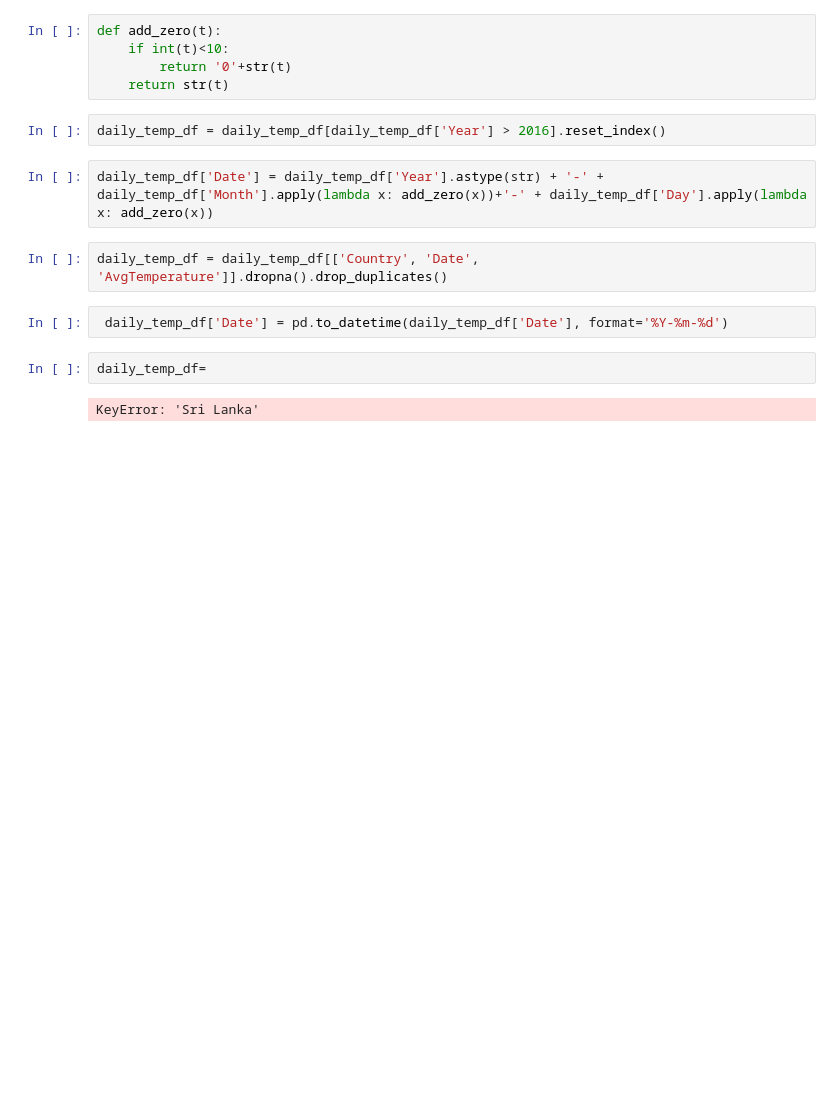
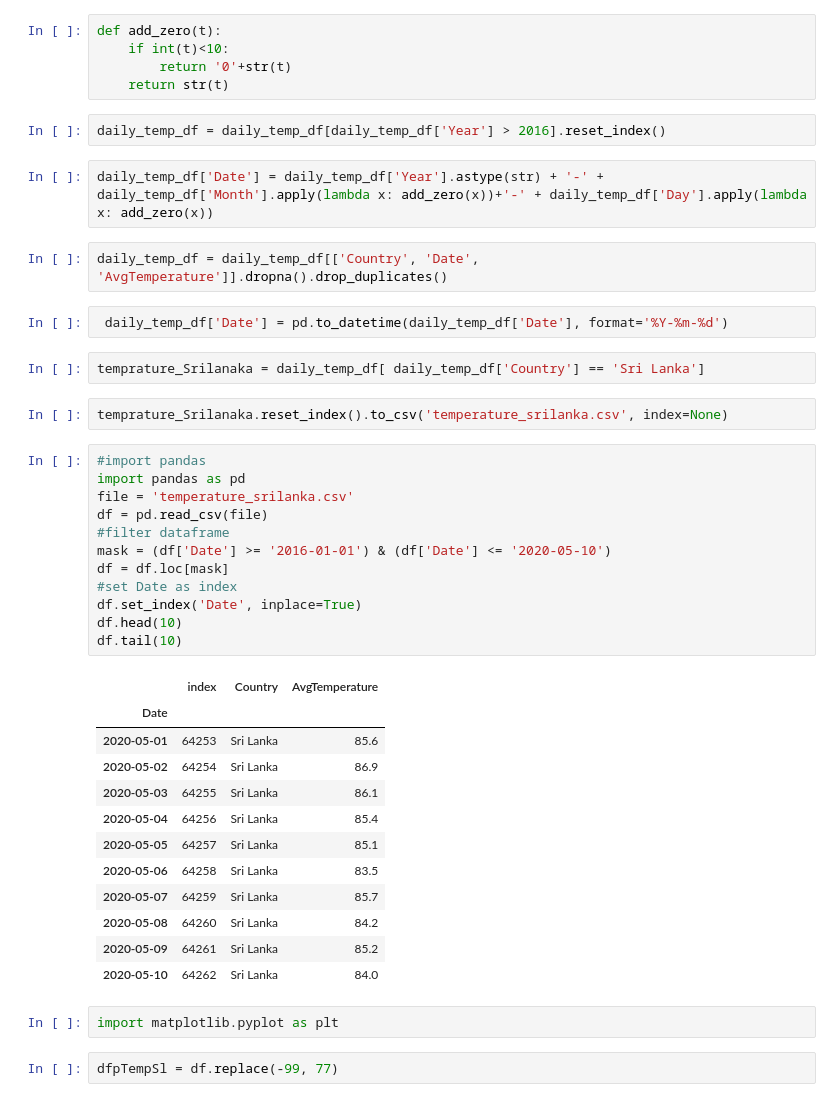
Before and after one commit to ricalanis/unam_curso_python, a Jupyter notebook: time_series/Untitled.ipynb, the cells around one changed output. Cells and saved outputs as stored; diff of their text form; blank space fills up the shorter version.

```diff
--- a/time_series/Untitled.ipynb
+++ b/time_series/Untitled.ipynb
@@ -25,6 +25,35 @@ daily_temp_df = daily_temp_df[['Country', 'Date', 'AvgTemperature']].dropna().dr
 # %%
  daily_temp_df['Date'] = pd.to_datetime(daily_temp_df['Date'], format='%Y-%m-%d')
 # %%
-daily_temp_df=
+temprature_Srilanaka = daily_temp_df[ daily_temp_df['Country'] == 'Sri Lanka']
-# %% [output]
-KeyError: 'Sri Lanka'
+# %%
+temprature_Srilanaka.reset_index().to_csv('temperature_srilanka.csv', index=None)
+# %%
+#import pandas
+import pandas as pd
+file = 'temperature_srilanka.csv'
+df = pd.read_csv(file)
+#filter dataframe
+mask = (df['Date'] >= '2016-01-01') & (df['Date'] <= '2020-05-10')
+df = df.loc[mask]
+#set Date as index
+df.set_index('Date', inplace=True)
+df.head(10)
+df.tail(10)
+# %% [output]
+|  | index | Country | AvgTemperature |
+| Date |  |  |  |
+| 2020-05-01 | 64253 | Sri Lanka | 85.6 |
+| 2020-05-02 | 64254 | Sri Lanka | 86.9 |
+| 2020-05-03 | 64255 | Sri Lanka | 86.1 |
+| 2020-05-04 | 64256 | Sri Lanka | 85.4 |
+| 2020-05-05 | 64257 | Sri Lanka | 85.1 |
+| 2020-05-06 | 64258 | Sri Lanka | 83.5 |
+| 2020-05-07 | 64259 | Sri Lanka | 85.7 |
+| 2020-05-08 | 64260 | Sri Lanka | 84.2 |
+| 2020-05-09 | 64261 | Sri Lanka | 85.2 |
+| 2020-05-10 | 64262 | Sri Lanka | 84.0 |
+# %%
+import matplotlib.pyplot as plt
+# %%
+dfpTempSl = df.replace(-99, 77)
```
Also changed, not shown: parts of 3 cells of this notebook.
